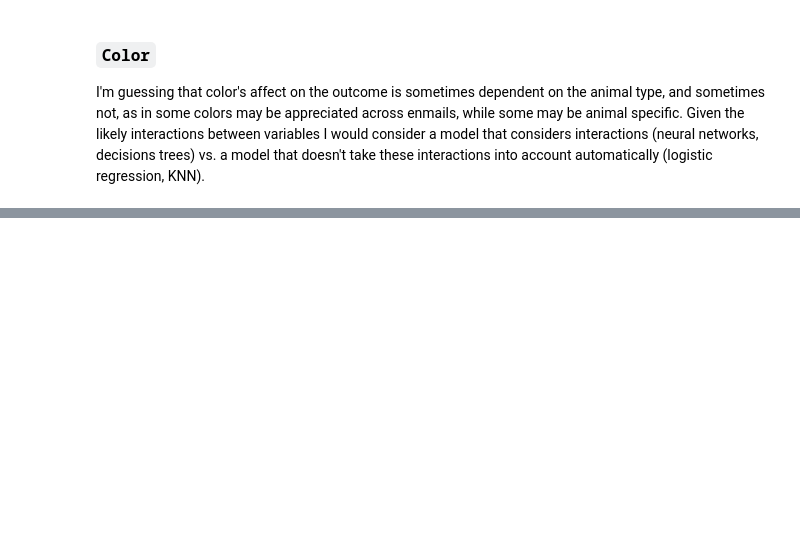
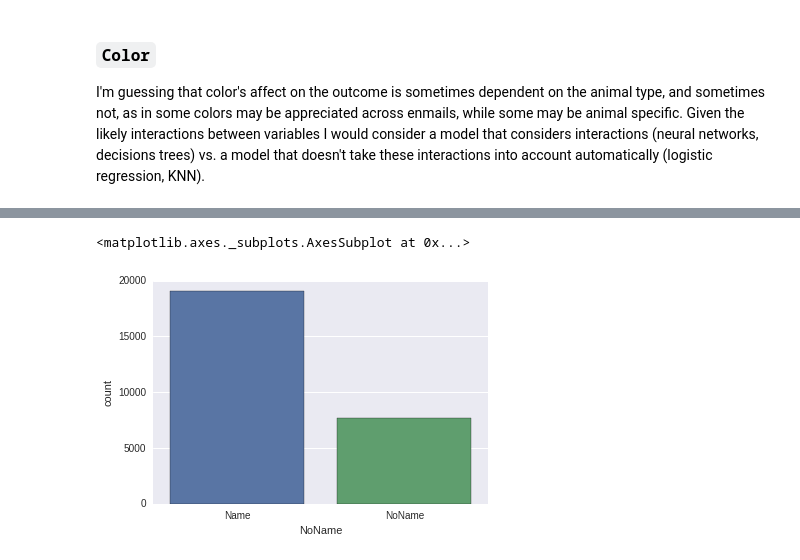
Before and after one commit to jakesherman/shelter-animals-kaggle, a Jupyter notebook: 1-exploring.ipynb, the cells around one changed output, grey strips where cells are left out. Cells and saved outputs as stored; diff of their text form; code cells hidden in the pictures; blank space fills up the shorter version.

Commit message:
Looking into the name feature

```diff
--- a/1-exploring.ipynb
+++ b/1-exploring.ipynb
@@ -239,0 +282,6 @@ print 'Number of colors:', len(train['Color'].unique())
+# %%
+train['NoName'] = np.where(train['Name'].isnull(), 'NoName', 'Name')
+sns.countplot(x = "NoName", data = train)
+# %% [output]
+<matplotlib.axes._subplots.AxesSubplot at 0x...>
+[figure, added]
```
Also changed, not shown: parts of 10 cells of this notebook.
